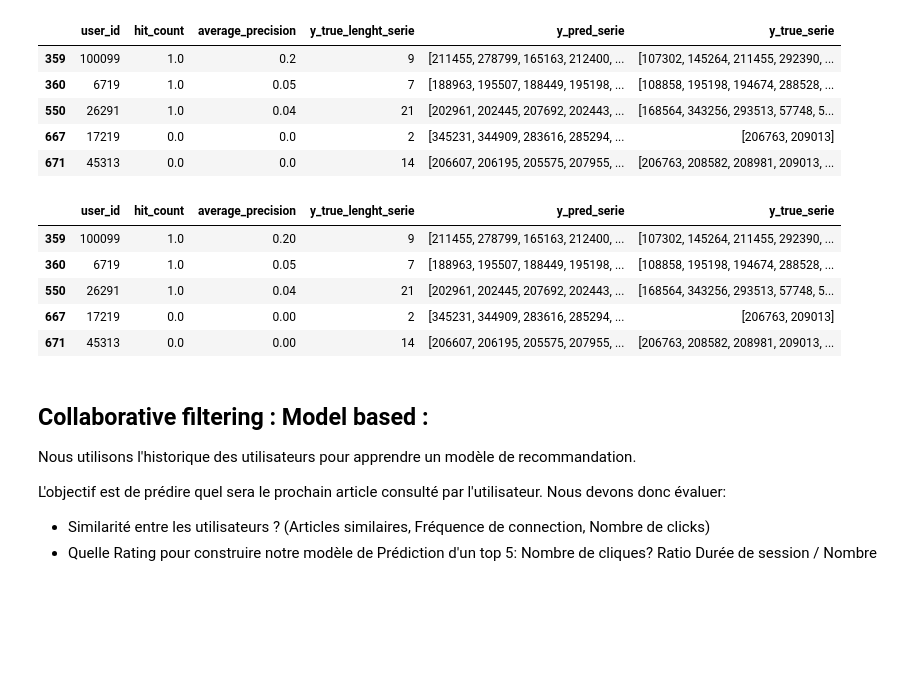
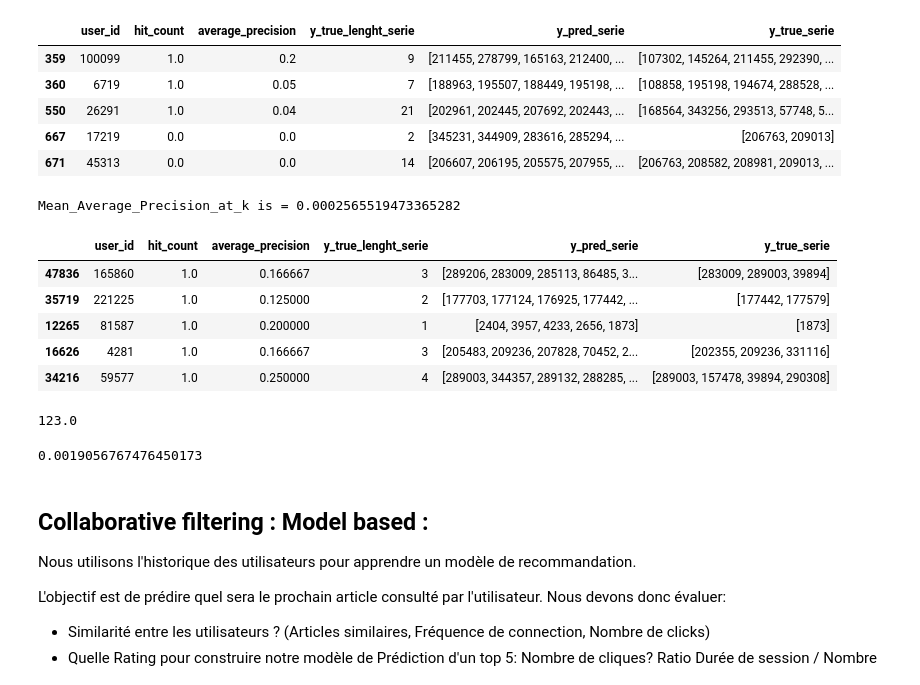
Before and after one commit to blanchonnicolas/IA_Project9_Openclassrooms_IA_SystemeRecommandation, a Jupyter notebook: P9_01_notebook.ipynb, the cells around one changed output. Saved outputs shown, nothing was run; the diff lists cells and outputs as text; code cells hidden in the pictures; blank space fills up the shorter version.

```diff
--- a/P9_01_notebook.ipynb
+++ b/P9_01_notebook.ipynb
@@ -982,7 +983,7 @@ results_contentbased.sort_values('hit_count', ascending=False).head()
 | 667 | 17219 | 0.0 | 0.0 | 2 | [345231, 344909, 283616, 285294, ... | [206763, 209013] |
 | 671 | 45313 | 0.0 | 0.0 | 14 | [206607, 206195, 205575, 207955, ... | [206763, 208582, 208981, 209013, ... |
 # %%
-user_id_serie = df_clicks_metadata_test['user_id'].unique()[:1000]
+user_id_serie = df_clicks_metadata_test['user_id'].unique()
 k=5
 score_serie = []
 hit_count_serie = []
@@ -990,38 +991,47 @@ average_precision_k_serie = []
 y_true_lenght_serie = []
 y_pred_serie = []
 y_true_serie = []
 
 # Boucle for sur la liste des User_Id_Test, et mesure Top_k_accuracy, en utilisant les Embbeding réduit
 for user in user_id_serie: #df_clicks_metadata_test['user_id'].unique()
     y_pred = recommended_top5_contentbased(array_articles_embeddings_centré_réduit, user, df_clicks_metadata_train).tolist() #array_articles_embeddings_centré_réduit
     y_true = df_clicks_metadata_test.loc[df_clicks_metadata_test['user_id'] == user, 'click_article_id'].tolist()
     average_precision_k, hit_count = compute_metrics_map_hitcount(y_true, y_pred, k)
     # Append user recommendantions result in list
     hit_count_serie.append(hit_count)
     average_precision_k_serie.append(average_precision_k)
     y_true_lenght_serie.append(len(y_true))
     y_pred_serie.append(y_pred) #array_articles_embeddings_centré_réduit
     y_true_serie.append(y_true)
 
 results_contentbased = pd.DataFrame(columns=['user_id', 'hit_count', 'average_precision', 'y_true_lenght_serie', 'y_pred_serie', 'y_true_serie'])
 results_contentbased['user_id'] = user_id_serie
 results_contentbased['hit_count'] = hit_count_serie
 results_contentbased['average_precision'] = average_precision_k_serie
 results_contentbased['y_true_lenght_serie'] = y_true_lenght_serie
 results_contentbased['y_pred_serie'] = y_pred_serie
 results_contentbased['y_true_serie'] = y_true_serie
 
 Mean_Average_Precision_at_k = results_contentbased['average_precision'].mean() #np.mean([average_precision_k(y_true, y_pred, k=5) for y_true, y_pred in zip(y_true_serie, y_pred_serie)])
 print(f"Mean_Average_Precision_at_k is = {Mean_Average_Precision_at_k}")
 #results_contentbased.to_csv(os.path.join(data_path, "results_contentbased_embedding_full.csv"))
 results_contentbased.sort_values('hit_count', ascending=False).head()
 # %% [output]
+Mean_Average_Precision_at_k is = 0.0002565519473365282
 |  | user_id | hit_count | average_precision | y_true_lenght_serie | y_pred_serie | y_true_serie |
-| 359 | 100099 | 1.0 | 0.20 | 9 | [211455, 278799, 165163, 212400, ... | [107302, 145264, 211455, 292390, ... |
-| 360 | 6719 | 1.0 | 0.05 | 7 | [188963, 195507, 188449, 195198, ... | [108858, 195198, 194674, 288528, ... |
-| 550 | 26291 | 1.0 | 0.04 | 21 | [202961, 202445, 207692, 202443, ... | [168564, 343256, 293513, 57748, 5... |
-| 667 | 17219 | 0.0 | 0.00 | 2 | [345231, 344909, 283616, 285294, ... | [206763, 209013] |
-| 671 | 45313 | 0.0 | 0.00 | 14 | [206607, 206195, 205575, 207955, ... | [206763, 208582, 208981, 209013, ... |
+| 47836 | 165860 | 1.0 | 0.166667 | 3 | [289206, 283009, 285113, 86485, 3... | [283009, 289003, 39894] |
+| 35719 | 221225 | 1.0 | 0.125000 | 2 | [177703, 177124, 176925, 177442, ... | [177442, 177579] |
+| 12265 | 81587 | 1.0 | 0.200000 | 1 | [2404, 3957, 4233, 2656, 1873] | [1873] |
+| 16626 | 4281 | 1.0 | 0.166667 | 3 | [205483, 209236, 207828, 70452, 2... | [202355, 209236, 331116] |
+| 34216 | 59577 | 1.0 | 0.250000 | 4 | [289003, 344357, 289132, 288285, ... | [289003, 157478, 39894, 290308] |
+# %%
+results_contentbased['hit_count'].sum()
+# %% [output]
+123.0
+# %%
+results_contentbased['hit_count'].mean()
+# %% [output]
+0.0019056767476450173
 # %% [markdown]
 ## Collaborative filtering : Model based :
 Nous utilisons l'historique des utilisateurs pour apprendre un modèle de recommandation.
```
Also changed, not shown: parts of 26 cells of this notebook, 3 other files.
